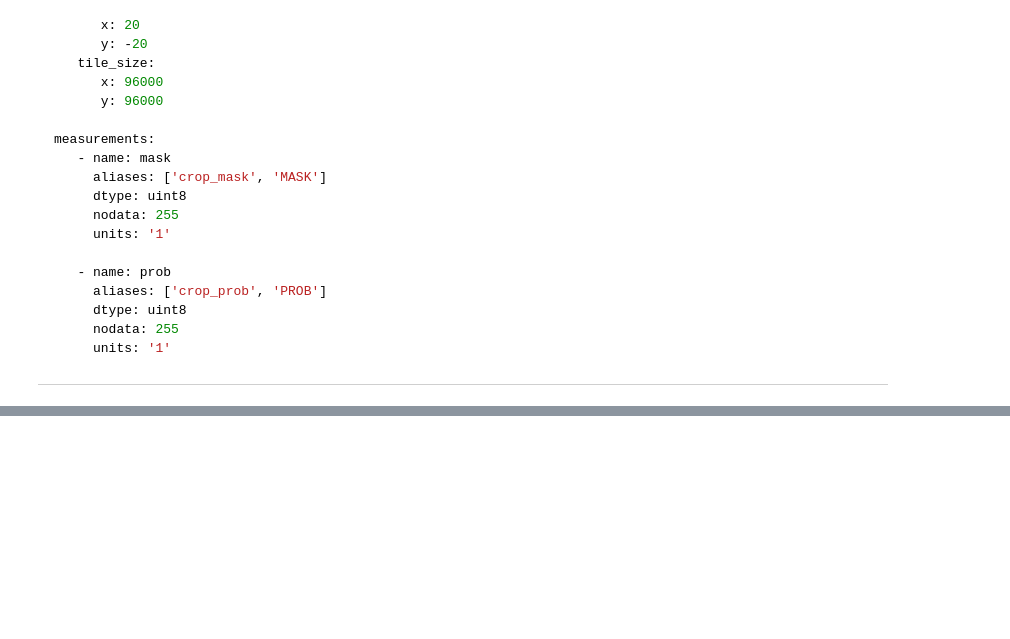
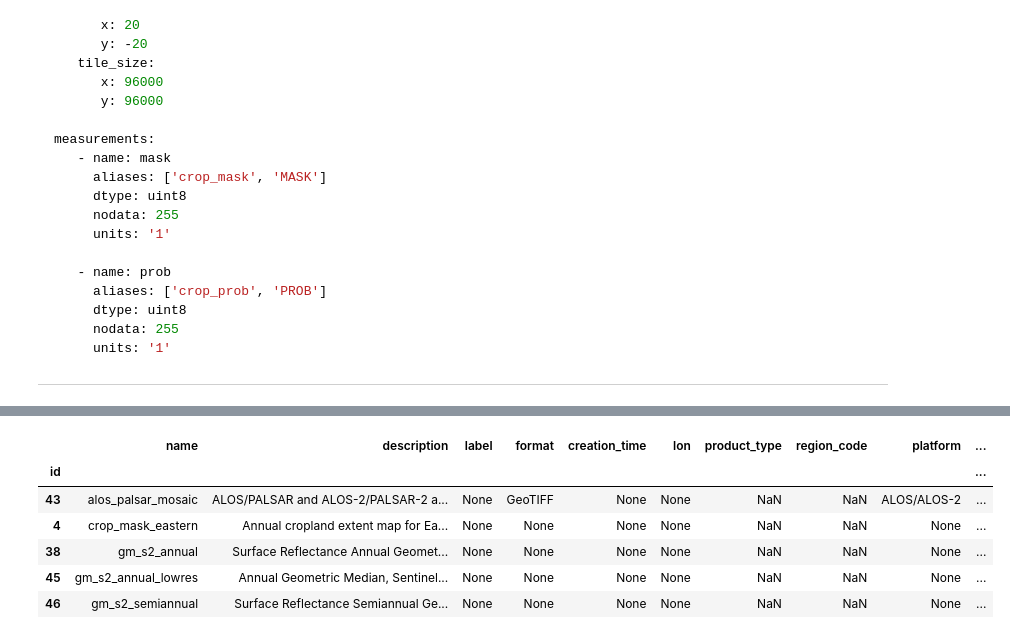
Before and after one commit to digitalearthafrica/crop-mask, a Jupyter notebook: production/2_Metadata_and_DB_build.ipynb, the cells around one changed output, grey strips where cells are left out. Cells and saved outputs as stored; diff of their text form; code cells hidden in the pictures; blank space fills up the shorter version.

```diff
--- a/production/2_Metadata_and_DB_build.ipynb
+++ b/production/2_Metadata_and_DB_build.ipynb
@@ -110,0 +124,11 @@ To add datasets into the database for indexing, we can use `s3-to-dc`
+# %%
+df_product = dc.list_products()
+df_product.head()
+# %% [output]
+|  | name | description | label | format | creation_time | lon | product_type | region_code | platform | ... |
+| id |  |  |  |  |  |  |  |  |  | ... |
+| 43 | alos_palsar_mosaic | ALOS/PALSAR and ALOS-2/PALSAR-2 a... | None | GeoTIFF | None | None | NaN | NaN | ALOS/ALOS-2 | ... |
+| 4 | crop_mask_eastern | Annual cropland extent map for Ea... | None | None | None | None | NaN | NaN | None | ... |
+| 38 | gm_s2_annual | Surface Reflectance Annual Geomet... | None | None | None | None | NaN | NaN | None | ... |
+| 45 | gm_s2_annual_lowres | Annual Geometric Median, Sentinel... | None | None | None | None | NaN | NaN | None | ... |
+| 46 | gm_s2_semiannual | Surface Reflectance Semiannual Ge... | None | None | None | None | NaN | NaN | None | ... |
```
Also changed, not shown: parts of 6 cells of this notebook.
